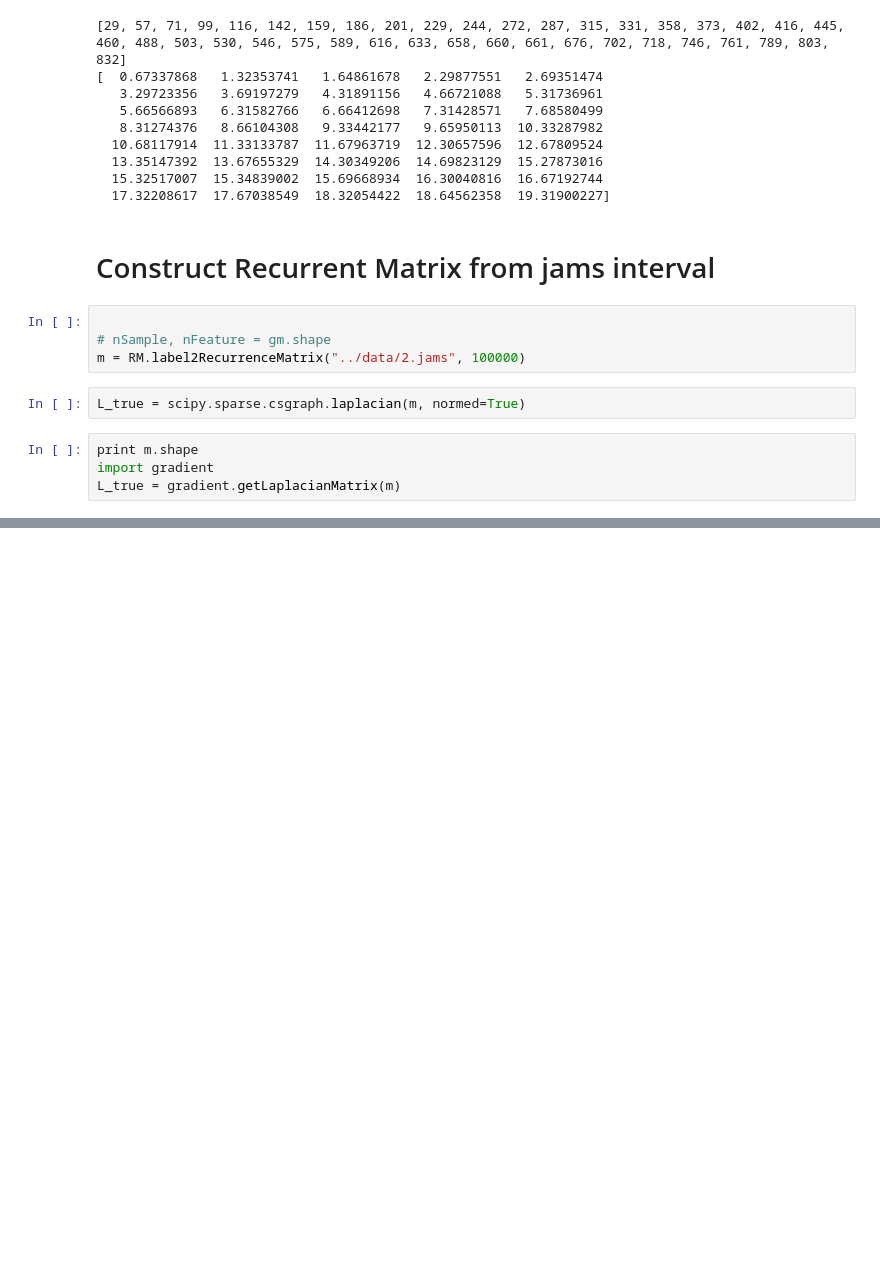
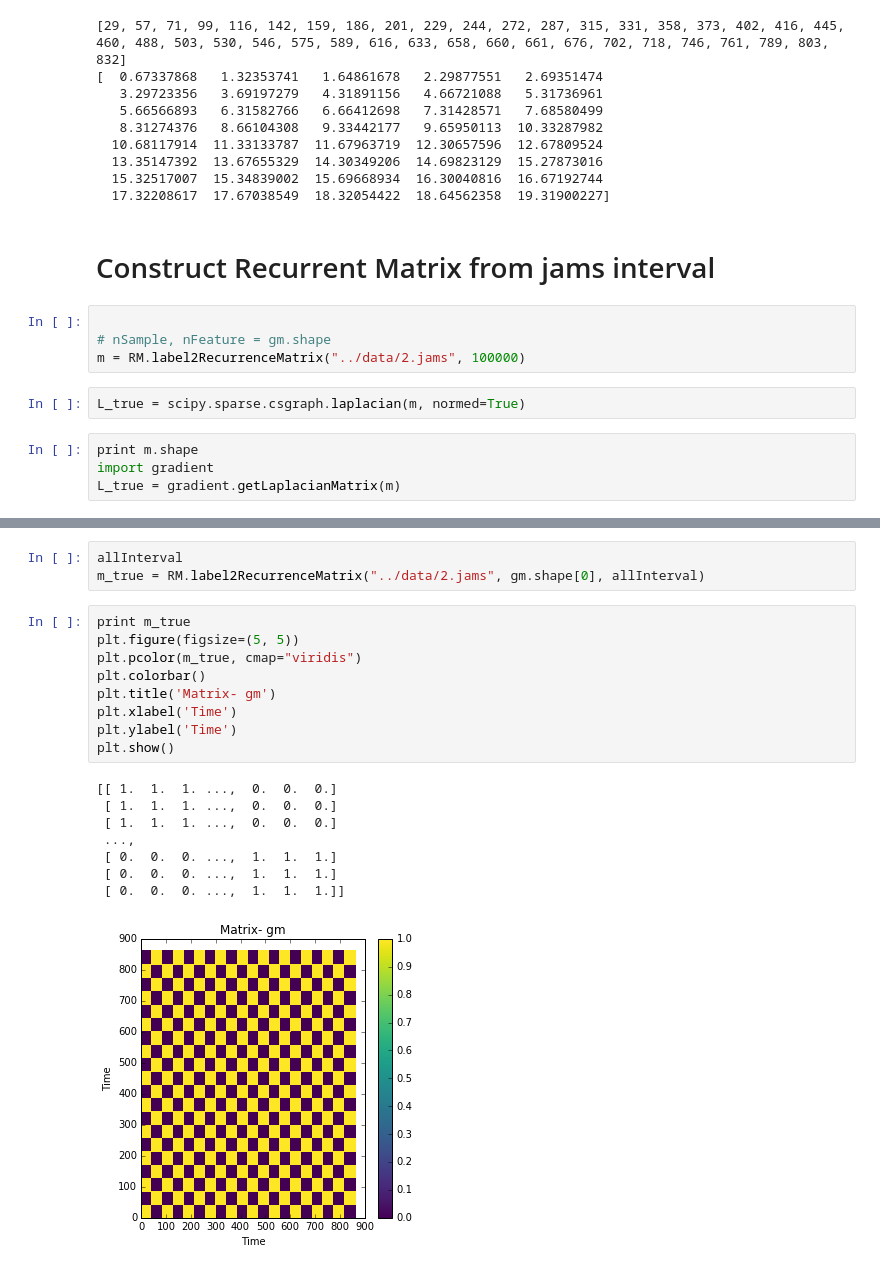
Before and after one commit to jfriend08/IndependentStudy, a Jupyter notebook: model/feature2GaussianMatrix.ipynb, the cells around one changed output, grey strips where cells are left out. Saved outputs shown, nothing was run; the diff lists cells and outputs as text; blank space fills up the shorter version.

Commit message:
from interval to construct recurrent matrix

```diff
--- a/model/feature2GaussianMatrix.ipynb
+++ b/model/feature2GaussianMatrix.ipynb
@@ -172,3 +168,24 @@ allInterval = [[np.apply_along_axis(f2, 0, elm[0]/22050), elm[1]] for elm in all
 print allInterval
 # %% [output]
 [[array([ 0, 42]), 'up'], [array([42, 43]), 'transitDown'], [array([43, 86]), 'down'], [array([86, 86]), 'transitUp'], [array([ 86, 129]), 'up'], [array([129, 129]), 'transitDown'], [array([129, 172]) ...
+# %%
+allInterval
+m_true = RM.label2RecurrenceMatrix("../data/2.jams", gm.shape[0], allInterval)
+# %%
+print m_true
+plt.figure(figsize=(5, 5))
+plt.pcolor(m_true, cmap="viridis")
+plt.colorbar()
+plt.title('Matrix- gm')
+plt.xlabel('Time')
+plt.ylabel('Time')
+plt.show()
+# %% [output]
+[[ 1.  1.  1. ...,  0.  0.  0.]
+ [ 1.  1.  1. ...,  0.  0.  0.]
+ [ 1.  1.  1. ...,  0.  0.  0.]
+ ...,
+ [ 0.  0.  0. ...,  1.  1.  1.]
+ [ 0.  0.  0. ...,  1.  1.  1.]
+ [ 0.  0.  0. ...,  1.  1.  1.]]
+[figure, added]
```
Also changed, not shown: parts of 3 cells of this notebook, 1 other file.
